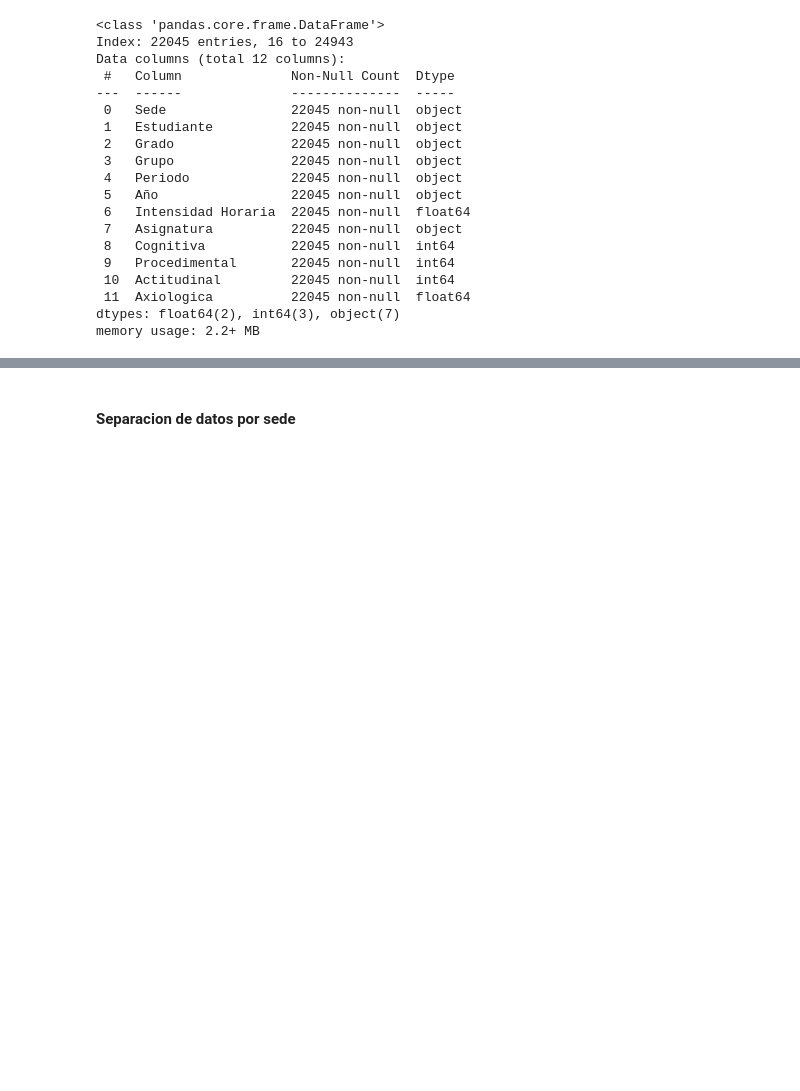
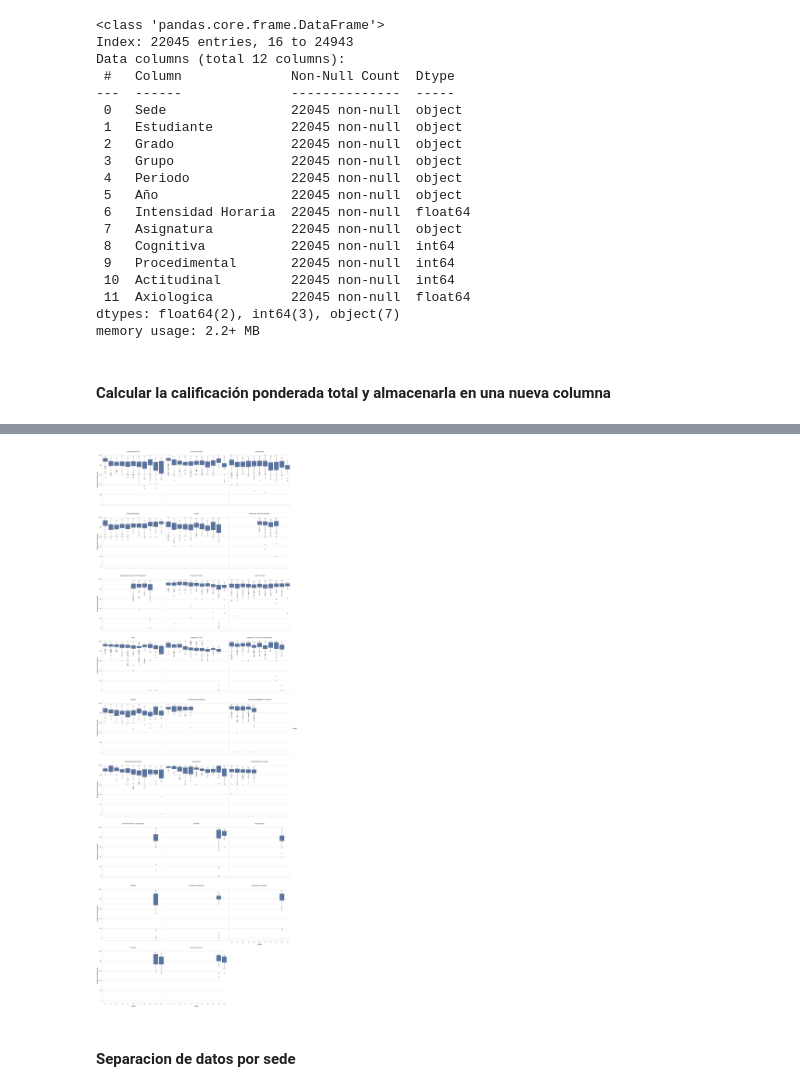
Before and after one commit to didi-gg/formar-innovar, a Jupyter notebook: notebooks/calificaciones_crisp_fase_2.ipynb, the cells around one changed output, grey strips where cells are left out. Saved outputs shown, nothing was run; the diff lists cells and outputs as text; code cells hidden in the pictures; blank space fills up the shorter version.

```diff
--- a/notebooks/calificaciones_crisp_fase_2.ipynb
+++ b/notebooks/calificaciones_crisp_fase_2.ipynb
@@ -234,3 +237,5 @@ Data columns (total 12 columns):
  11  Axiologica          22045 non-null  float64
 dtypes: float64(2), int64(3), object(7)
 memory usage: 2.2+ MB
+# %% [markdown]
+#### Calcular la calificación ponderada total y almacenarla en una nueva columna
@@ -247,3 +267,27 @@ calificaciones_df_trans.head()
+# %%
+import seaborn as sns
+import matplotlib.pyplot as plt
+
+# Crear un FacetGrid para generar un gráfico por cada grado
+g = sns.FacetGrid(calificaciones_df_trans, col='Asignatura', col_wrap=3, height=5, aspect=1.5)
+
+# Mapear el boxplot a cada subgráfico
+g.map(sns.boxplot, 'Grado', 'Calificacion_Ponderada')
+
+# Configurar los títulos y etiquetas
+g.set_titles("{col_name}")
+g.set_axis_labels("Grado", "Calificación Ponderada")
+
+# Ajustar el diseño para dar espacio a las etiquetas
+plt.subplots_adjust(top=1.5, bottom=0.2, right=0.85, left=0.1)
+
+# Agregar la leyenda
+g.add_legend(title='Grado')
+
+# Mostrar el gráfico
+plt.show()
+# %% [output]
+[figure, added]
 # %% [markdown]
 #### Separacion de datos por sede
 # %%
```
Also changed, not shown: parts of 34 cells of this notebook, 3 other files.
